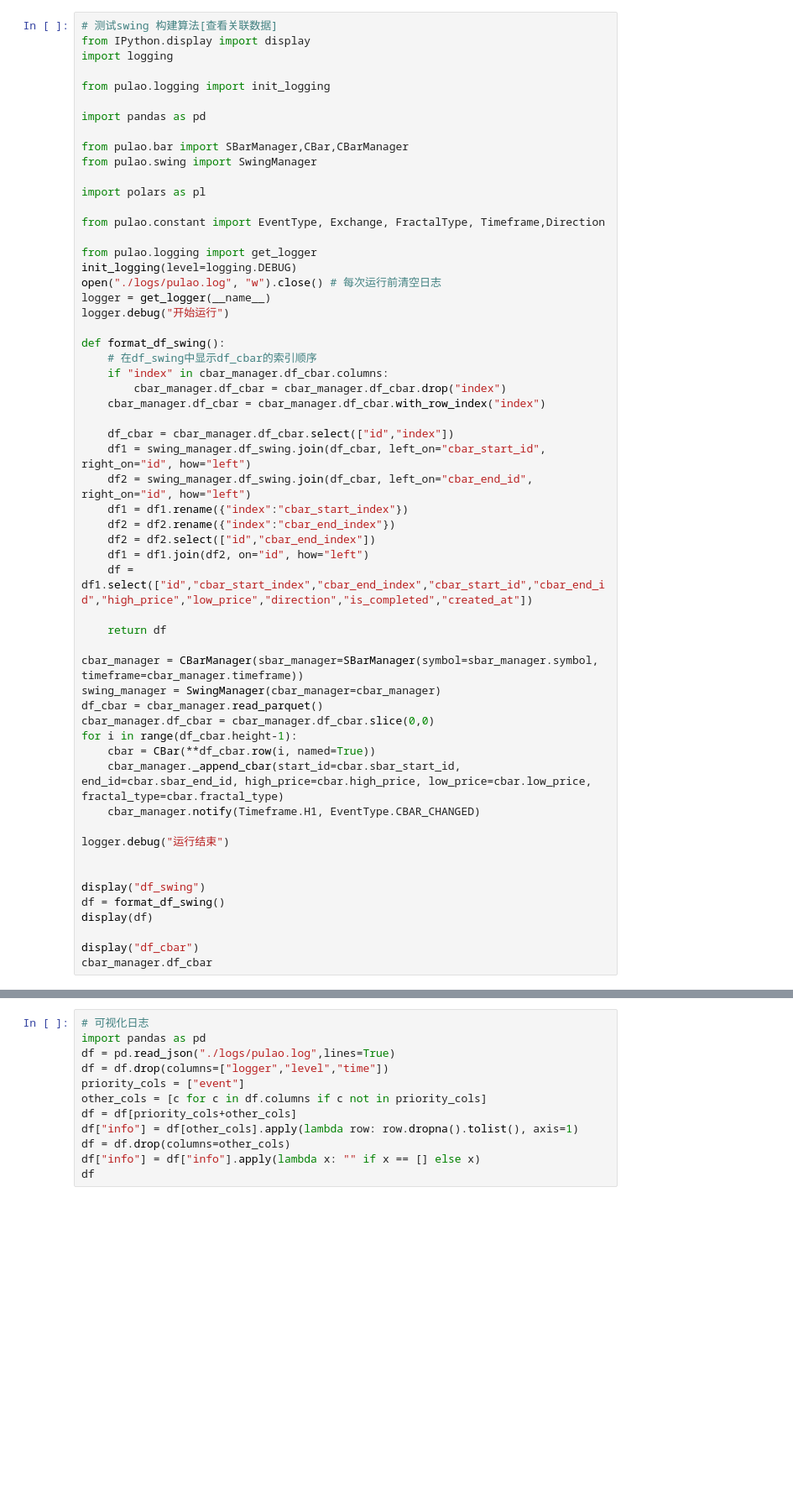
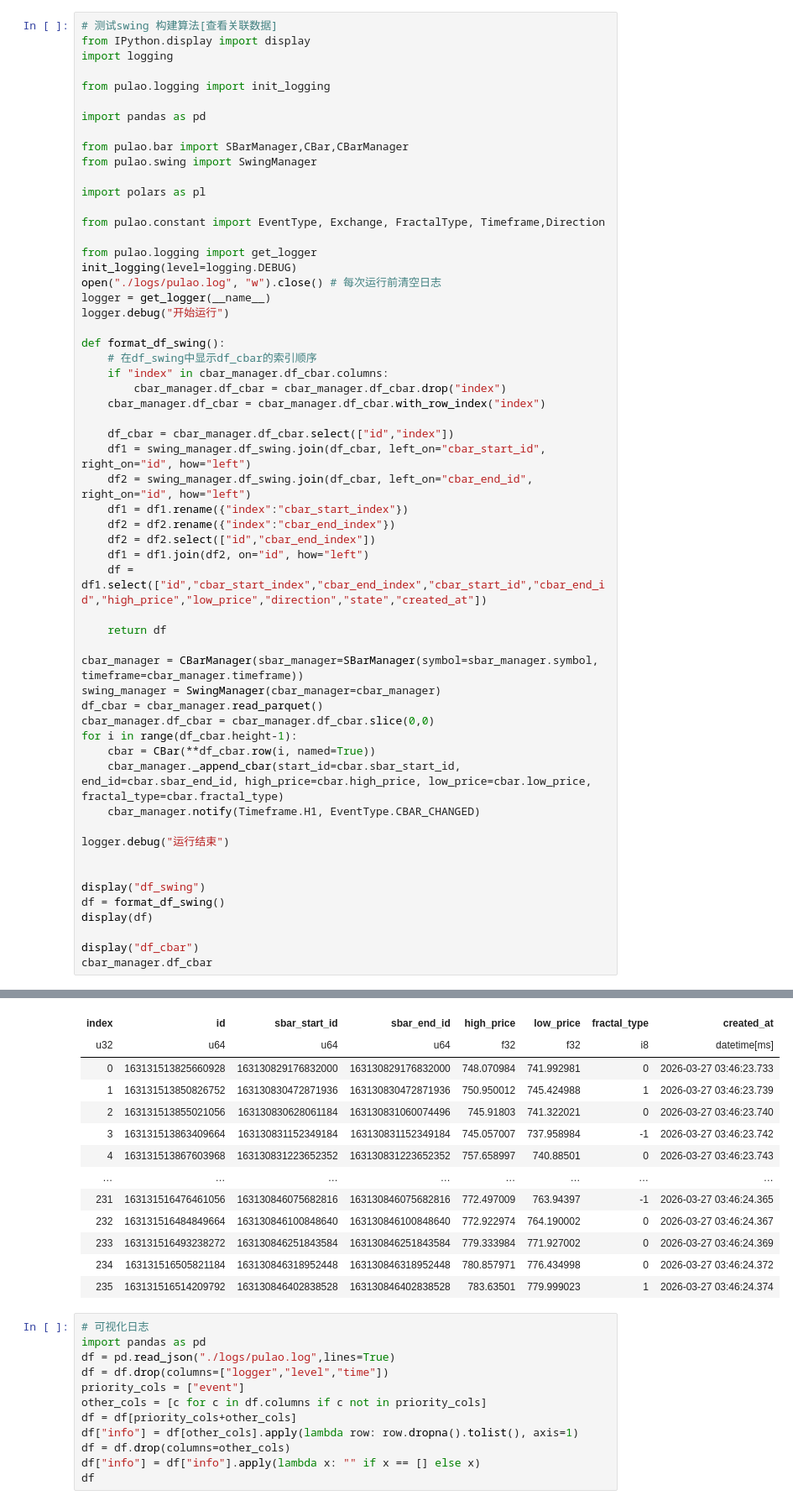
Before and after one commit to ligl/pulao, a Jupyter notebook: notebooks/plot_swing.ipynb, the cells around one changed output, grey strips where cells are left out. Shown at 84% size. Cells and saved outputs as stored; diff of their text form; blank space fills up the shorter version.

```diff
--- a/notebooks/plot_swing.ipynb
+++ b/notebooks/plot_swing.ipynb
@@ -228,7 +246,7 @@ def format_df_swing():
     df2 = df2.rename({"index":"cbar_end_index"})
     df2 = df2.select(["id","cbar_end_index"])
     df1 = df1.join(df2, on="id", how="left")
-    df = df1.select(["id","cbar_start_index","cbar_end_index","cbar_start_id","cbar_end_id","high_price","low_price","direction","is_completed","created_at"])
+    df = df1.select(["id","cbar_start_index","cbar_end_index","cbar_start_id","cbar_end_id","high_price","low_price","direction","state","created_at"])
 
     return df
 
@@ -250,3 +268,4 @@ display(df)
 
 display("df_cbar")
 cbar_manager.df_cbar
+# %% [output]
@@ -253,3 +295,16 @@ cbar_manager.df_cbar
+| index | id | sbar_start_id | sbar_end_id | high_price | low_price | fractal_type | created_at |
+| u32 | u64 | u64 | u64 | f32 | f32 | i8 | datetime[ms] |
+| 0 | 163131513825660928 | 163130829176832000 | 163130829176832000 | 748.070984 | 741.992981 | 0 | 2026-03-27 03:46:23.733 |
+| 1 | 163131513850826752 | 163130830472871936 | 163130830472871936 | 750.950012 | 745.424988 | 1 | 2026-03-27 03:46:23.739 |
+| 2 | 163131513855021056 | 163130830628061184 | 163130831060074496 | 745.91803 | 741.322021 | 0 | 2026-03-27 03:46:23.740 |
+| 3 | 163131513863409664 | 163130831152349184 | 163130831152349184 | 745.057007 | 737.958984 | -1 | 2026-03-27 03:46:23.742 |
+| 4 | 163131513867603968 | 163130831223652352 | 163130831223652352 | 757.658997 | 740.88501 | 0 | 2026-03-27 03:46:23.743 |
+| … | … | … | … | … | … | … | … |
+| 231 | 163131516476461056 | 163130846075682816 | 163130846075682816 | 772.497009 | 763.94397 | -1 | 2026-03-27 03:46:24.365 |
+| 232 | 163131516484849664 | 163130846100848640 | 163130846100848640 | 772.922974 | 764.190002 | 0 | 2026-03-27 03:46:24.367 |
+| 233 | 163131516493238272 | 163130846251843584 | 163130846251843584 | 779.333984 | 771.927002 | 0 | 2026-03-27 03:46:24.369 |
+| 234 | 163131516505821184 | 163130846318952448 | 163130846318952448 | 780.857971 | 776.434998 | 0 | 2026-03-27 03:46:24.372 |
+| 235 | 163131516514209792 | 163130846402838528 | 163130846402838528 | 783.63501 | 779.999023 | 1 | 2026-03-27 03:46:24.374 |
 # %%
 # 可视化日志
 import pandas as pd
```
Also changed, not shown: parts of 2 cells of this notebook, 3 other files.
